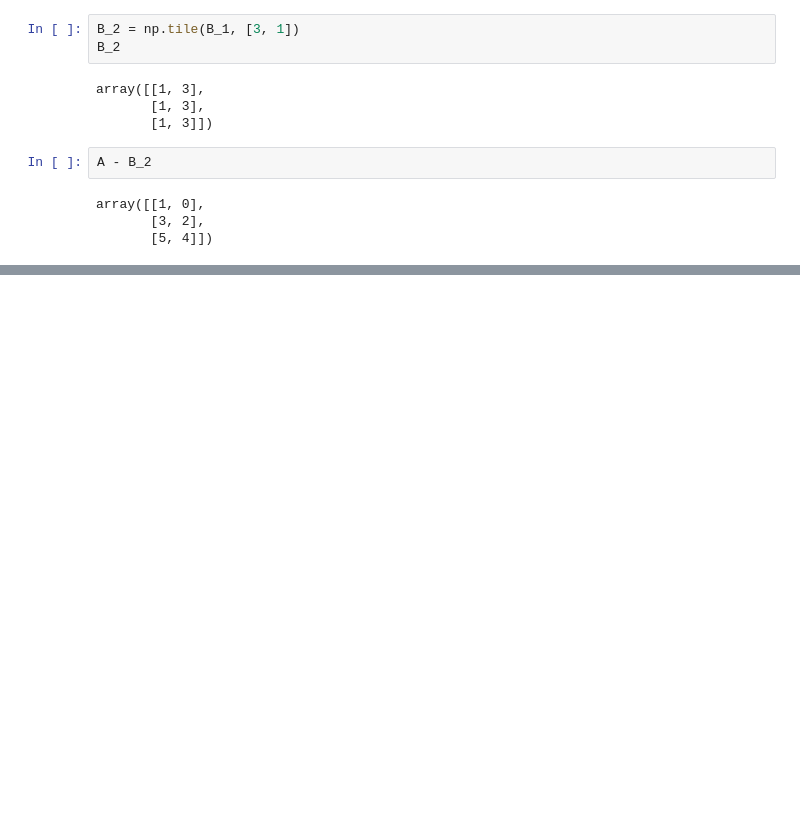
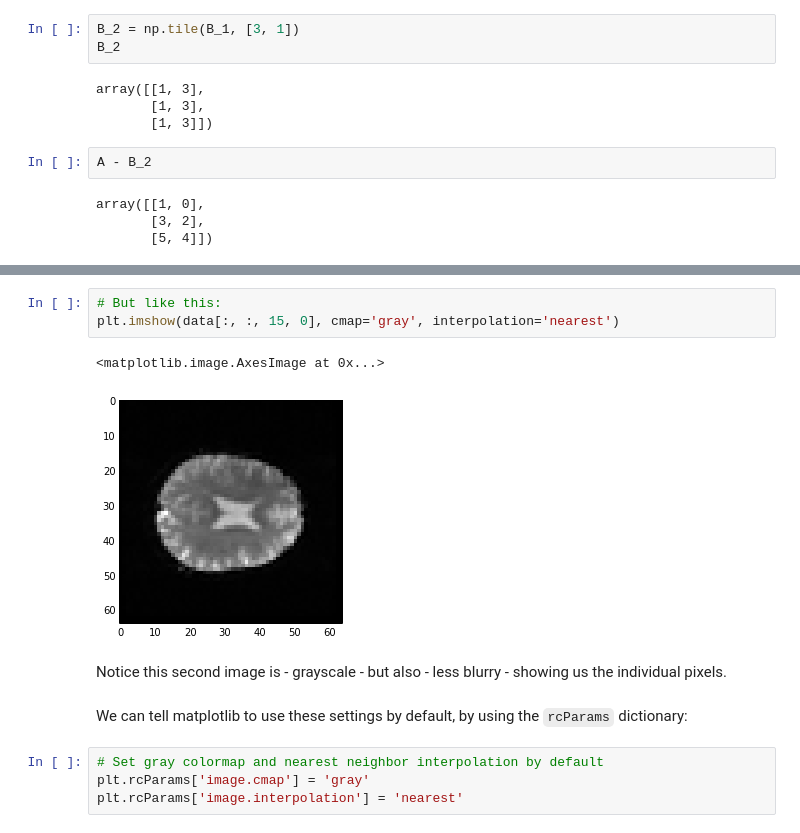
Before and after one commit to practical-neuroimaging/pna2015, a Jupyter notebook: day8/day8_introduction.ipynb, the cells around one changed output, grey strips where cells are left out. Saved outputs shown, nothing was run; the diff lists cells and outputs as text; blank space fills up the shorter version.

```diff
--- a/day8/day8_introduction.ipynb
+++ b/day8/day8_introduction.ipynb
@@ -132,0 +190,14 @@ array([[1, 0],
+# %%
+# But like this:
+plt.imshow(data[:, :, 15, 0], cmap='gray', interpolation='nearest')
+# %% [output]
+<matplotlib.image.AxesImage at 0x...>
+[figure, added]
+# %% [markdown]
+Notice this second image is - grayscale - but also - less blurry - showing us the individual pixels.
+# %% [markdown]
+We can tell matplotlib to use these settings by default, by using the `rcParams` dictionary:
+# %%
+# Set gray colormap and nearest neighbor interpolation by default
+plt.rcParams['image.cmap'] = 'gray'
+plt.rcParams['image.interpolation'] = 'nearest'
```
Also changed, not shown: parts of 28 cells of this notebook, 4 other files.
